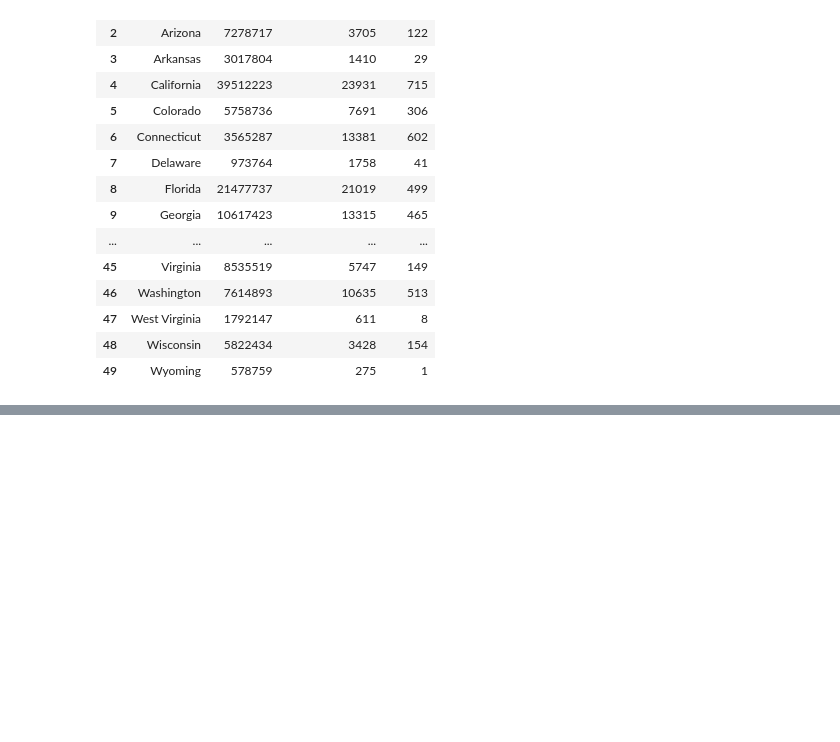
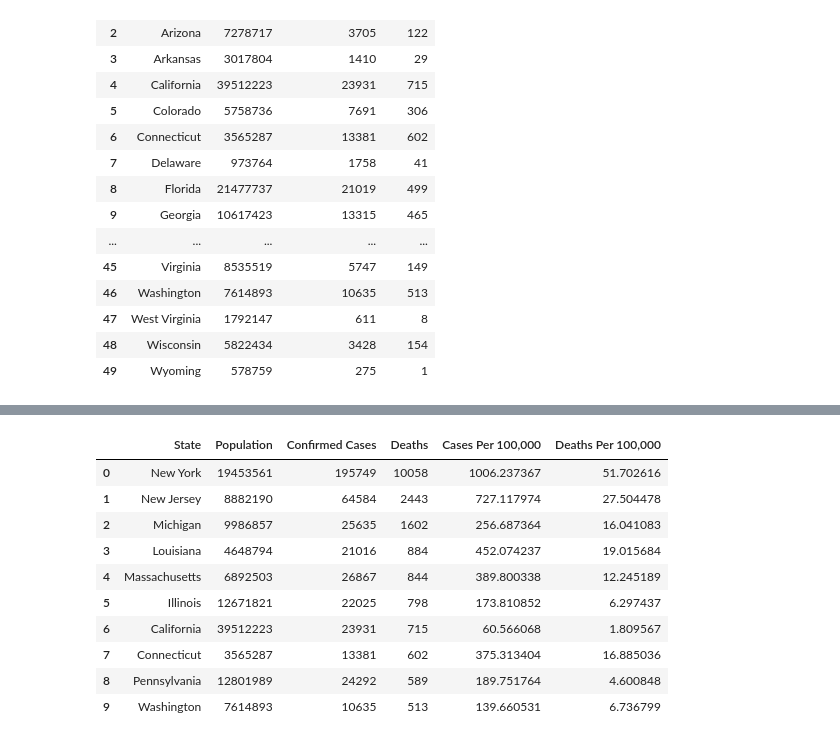
Before and after one commit to aaronrotman/project-one, a Jupyter notebook: main.ipynb, the cells around one changed output, grey strips where cells are left out. Saved outputs shown, nothing was run; the diff lists cells and outputs as text; code cells hidden in the pictures; blank space fills up the shorter version.

```diff
--- a/main.ipynb
+++ b/main.ipynb
@@ -270,0 +294,37 @@ covid_pop_df
+# %%
+# Sort the dataframe and store the results
+
+#Sort dataframe by number of cases
+by_case_num = covid_pop_df.sort_values('Confirmed Cases', ascending=False).reset_index(drop=True)
+#Sort dataframe by cases per capita
+by_case_per = covid_pop_df.sort_values('Cases Per 100,000', ascending=False).reset_index(drop=True)
+#Sort dataframe by number of deaths
+by_death_num = covid_pop_df.sort_values('Deaths', ascending=False).reset_index(drop=True)
+#Sort dataframe by deaths per capita
+by_death_per = covid_pop_df.sort_values('Deaths Per 100,000', ascending=False).reset_index(drop=True)
+# %%
+# Uncomment below to view the top ten states sorted for different values
+
+# By case number
+# by_case_num.head(10)
+
+# By cases per 100,000 residents
+# by_case_per.head(10)
+
+# By number of deaths
+by_death_num.head(10)
+
+# Buy deaths per 100,000 residents
+# by_death_per.head(10)
+# %% [output]
+|  | State | Population | Confirmed Cases | Deaths | Cases Per 100,000 | Deaths Per 100,000 |
+| 0 | New York | 19453561 | 195749 | 10058 | 1006.237367 | 51.702616 |
+| 1 | New Jersey | 8882190 | 64584 | 2443 | 727.117974 | 27.504478 |
+| 2 | Michigan | 9986857 | 25635 | 1602 | 256.687364 | 16.041083 |
+| 3 | Louisiana | 4648794 | 21016 | 884 | 452.074237 | 19.015684 |
+| 4 | Massachusetts | 6892503 | 26867 | 844 | 389.800338 | 12.245189 |
+| 5 | Illinois | 12671821 | 22025 | 798 | 173.810852 | 6.297437 |
+| 6 | California | 39512223 | 23931 | 715 | 60.566068 | 1.809567 |
+| 7 | Connecticut | 3565287 | 13381 | 602 | 375.313404 | 16.885036 |
+| 8 | Pennsylvania | 12801989 | 24292 | 589 | 189.751764 | 4.600848 |
+| 9 | Washington | 7614893 | 10635 | 513 | 139.660531 | 6.736799 |
```
Also changed, not shown: parts of 14 cells of this notebook.
